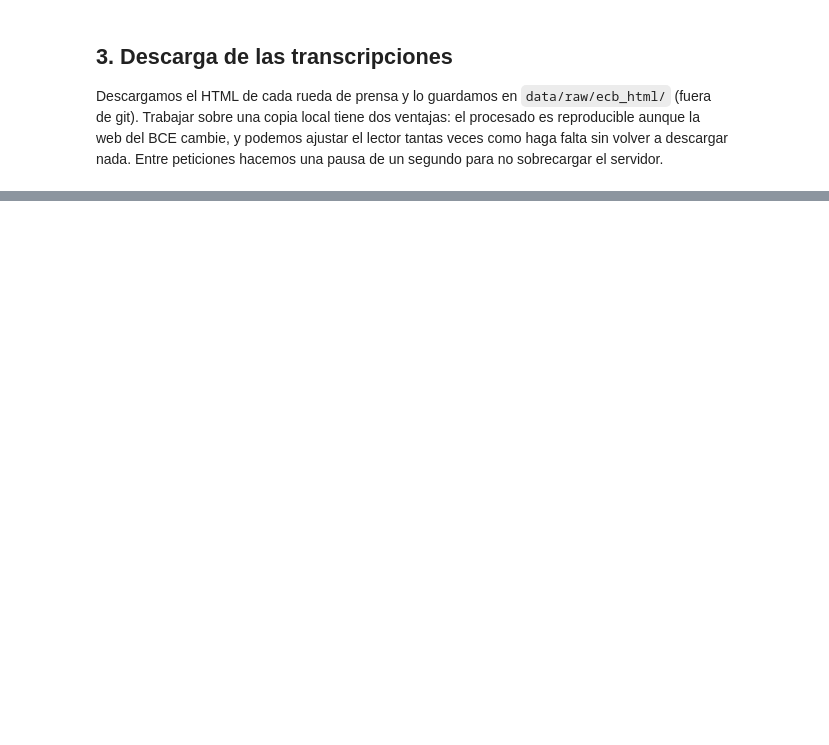
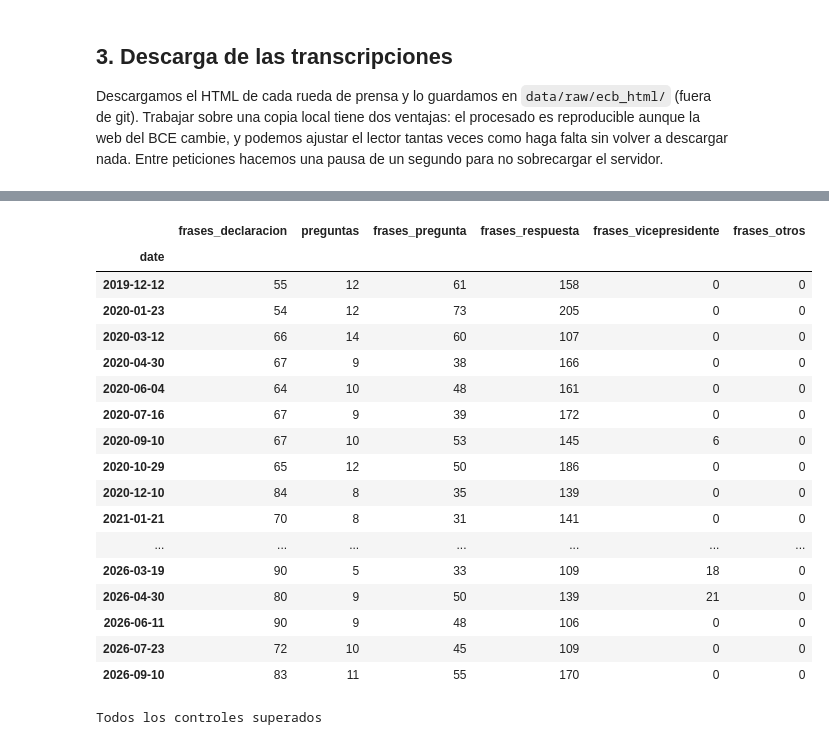
Before and after one commit to eglezarr/hawk-and-dove_BCE, a Jupyter notebook: benchmarks/b2_01_corpus.ipynb, the cells around one changed output, grey strips where cells are left out. Drawn from its saved outputs; the diff is of its cells as text; code cells hidden in the pictures; blank space fills up the shorter version.

Commit message:
Fase 1 completa: corpus de transcripciones del BCE frase a frase

```diff
--- a/benchmarks/b2_01_corpus.ipynb
+++ b/benchmarks/b2_01_corpus.ipynb
@@ -62,0 +107,9 @@ tamanos_kb.sort_values().head(5).round(1)
+# %%
+# Construcción del corpus: lectura de las 55 ruedas y segmentación en frases (~15 s)
+corpus = construir_corpus(listado, html_dir)
+
+print(f"{len(corpus)} frases de {corpus['date'].nunique()} ruedas de prensa")
+print("\nFrases por rol:")
+print(corpus["role"].value_counts().to_string())
+print("\nFrases por hablante:")
+print(corpus["speaker"].value_counts().to_string())
@@ -62,0 +167,37 @@ tamanos_kb.sort_values().head(5).round(1)
+# %%
+# Resumen por rueda de prensa
+resumen = resumen_por_rueda(corpus)
+resumen
+# %% [output]
+|  | frases_declaracion | preguntas | frases_pregunta | frases_respuesta | frases_vicepresidente | frases_otros |
+| date |  |  |  |  |  |  |
+| 2019-12-12 | 55 | 12 | 61 | 158 | 0 | 0 |
+| 2020-01-23 | 54 | 12 | 73 | 205 | 0 | 0 |
+| 2020-03-12 | 66 | 14 | 60 | 107 | 0 | 0 |
+| 2020-04-30 | 67 | 9 | 38 | 166 | 0 | 0 |
+| 2020-06-04 | 64 | 10 | 48 | 161 | 0 | 0 |
+| 2020-07-16 | 67 | 9 | 39 | 172 | 0 | 0 |
+| 2020-09-10 | 67 | 10 | 53 | 145 | 6 | 0 |
+| 2020-10-29 | 65 | 12 | 50 | 186 | 0 | 0 |
+| 2020-12-10 | 84 | 8 | 35 | 139 | 0 | 0 |
+| 2021-01-21 | 70 | 8 | 31 | 141 | 0 | 0 |
+| ... | ... | ... | ... | ... | ... | ... |
+| 2026-03-19 | 90 | 5 | 33 | 109 | 18 | 0 |
+| 2026-04-30 | 80 | 9 | 50 | 139 | 21 | 0 |
+| 2026-06-11 | 90 | 9 | 48 | 106 | 0 | 0 |
+| 2026-07-23 | 72 | 10 | 45 | 109 | 0 | 0 |
+| 2026-09-10 | 83 | 11 | 55 | 170 | 0 | 0 |
+# %%
+# Controles automáticos
+preguntas = corpus[corpus["role"] == "question"].groupby("date")["qa_id"].apply(set)
+respuestas = corpus[corpus["role"] == "answer"].groupby("date")["qa_id"].apply(set)
+sin_respuesta = {d: preguntas[d] - respuestas.get(d, set()) for d in preguntas.index
+                 if preguntas[d] - respuestas.get(d, set())}
+
+assert corpus["date"].nunique() == 55, "Faltan ruedas de prensa"
+assert (resumen["frases_declaracion"] > 0).all(), "Hay alguna rueda sin declaración"
+assert (resumen["preguntas"] >= 5).all(), "Hay alguna rueda con menos de 5 preguntas"
+assert not sin_respuesta, f"Preguntas sin respuesta: {sin_respuesta}"
+print("Todos los controles superados")
+# %% [output]
+Todos los controles superados
```
Also changed, not shown: parts of 16 cells of this notebook, 4 other files.
